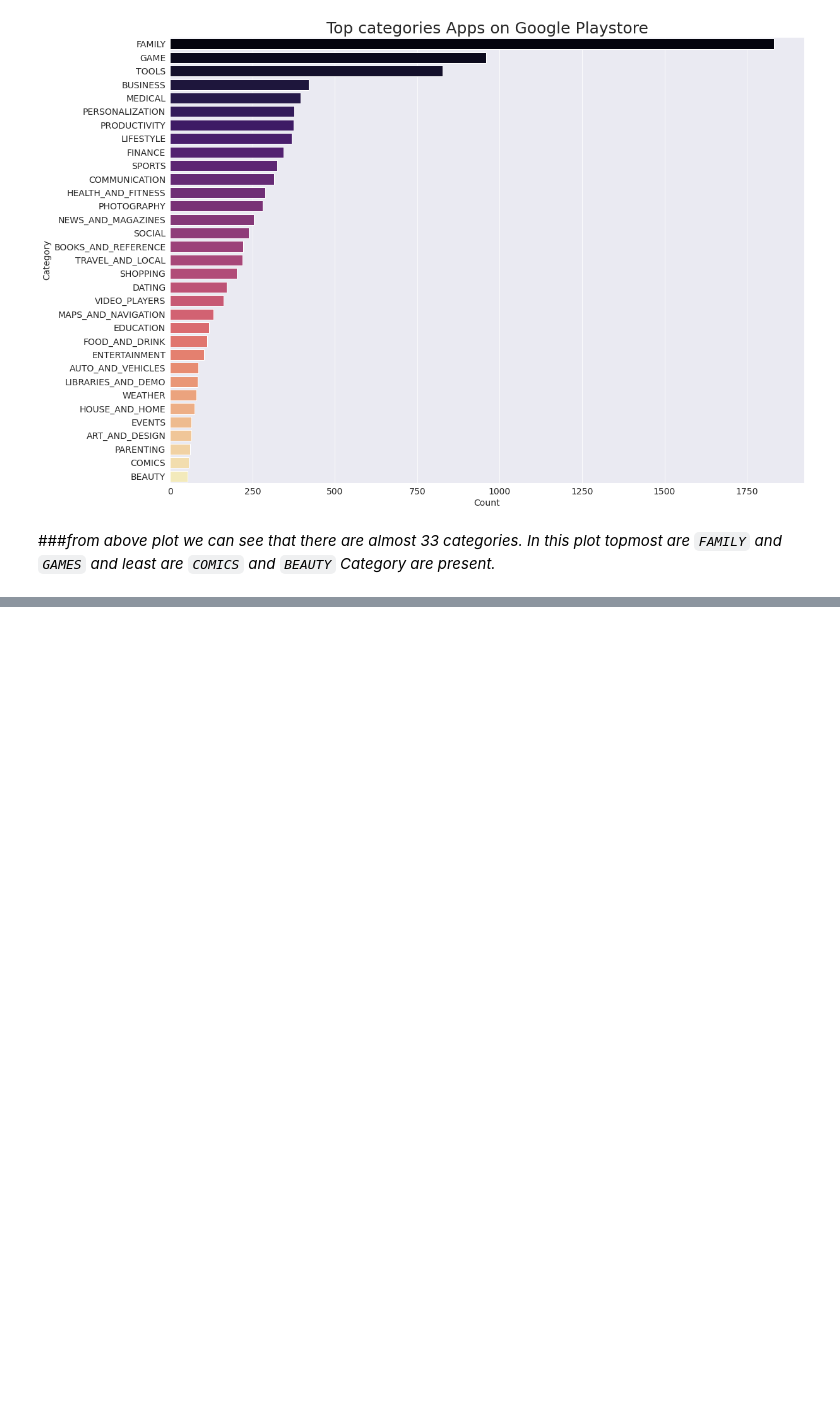
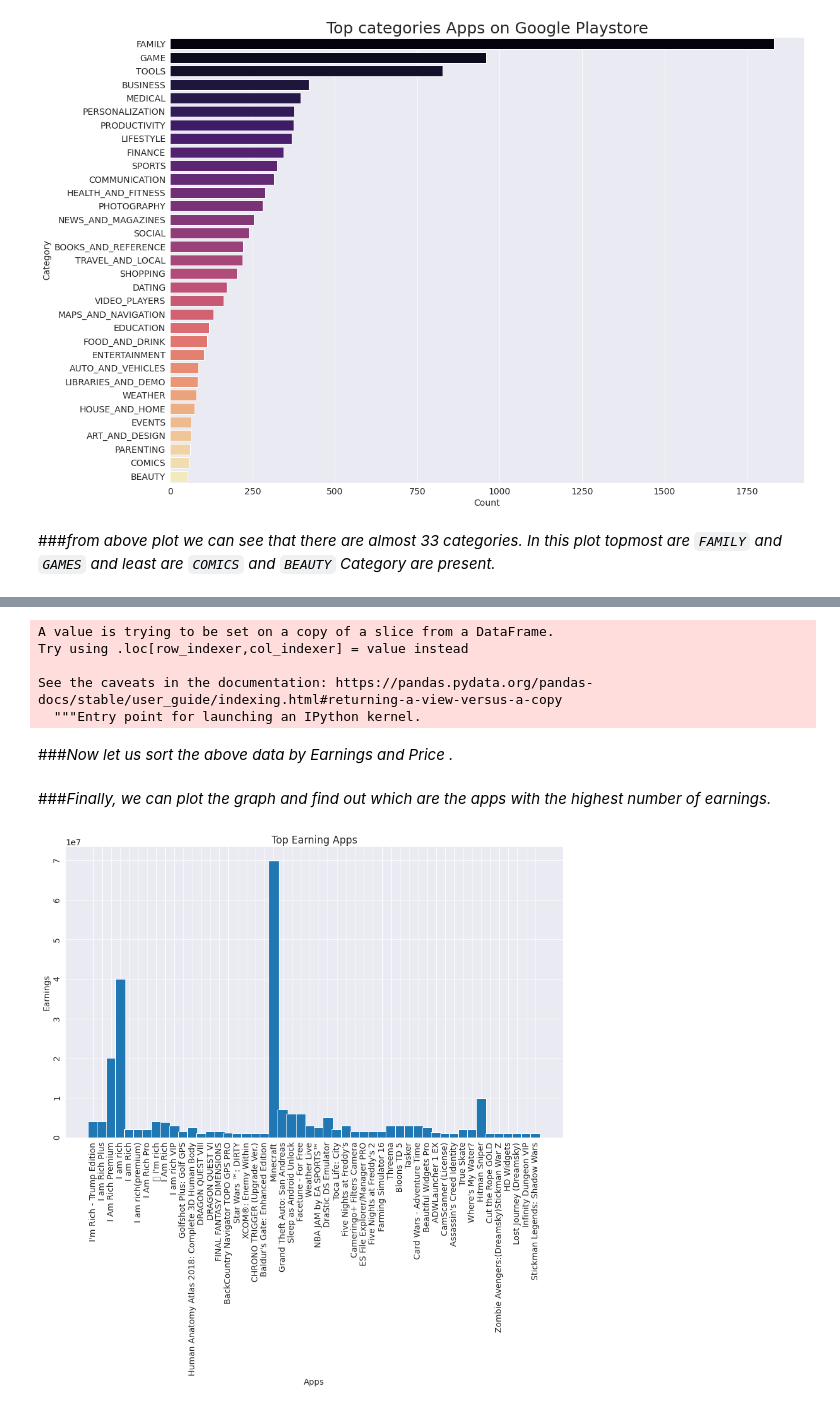
Before and after one commit to tushar2411/Almabetter-Data-Science, a Jupyter notebook: myPlay_Store_App_Review_Analysis_Capstone_Project.ipynb, the cells around one changed output, grey strips where cells are left out. Saved outputs shown, nothing was run; the diff lists cells and outputs as text; code cells hidden in the pictures; blank space fills up the shorter version.

```diff
--- a/myPlay_Store_App_Review_Analysis_Capstone_Project.ipynb
+++ b/myPlay_Store_App_Review_Analysis_Capstone_Project.ipynb
@@ -482,0 +561,2 @@ graph.set_title("Top categories Apps on Google Playstore", fontsize = 25);
+# %%
+high_income = playSdata[['App','Installs','Price']]
@@ -482,0 +565,26 @@ graph.set_title("Top categories Apps on Google Playstore", fontsize = 25);
+# %%
+high_income['Incomes'] =  high_income['Installs'] * high_income['Price'];
+# %% [output]
+A value is trying to be set on a copy of a slice from a DataFrame.
+Try using .loc[row_indexer,col_indexer] = value instead
+
+See the caveats in the documentation: https://pandas.pydata.org/pandas-docs/stable/user_guide/indexing.html#returning-a-view-versus-a-copy
+  """Entry point for launching an IPython kernel.
+# %% [markdown]
+###*Now let us sort the above data by Earnings and Price .*
+# %%
+earning_df_sorted_by_Earnings = high_income.sort_values(by='Incomes', ascending=False).head(50)
+# %%
+earning_df_sorted_by_Price = earning_df_sorted_by_Earnings.sort_values(by='Price', ascending=False)
+# %% [markdown]
+###*Finally, we can plot the graph and find out which are the apps with the highest number of earnings.*
+# %%
+# PLot a bar chart of earning at y and app names at x
+plt.figure(figsize=(15,9))
+plt.bar(earning_df_sorted_by_Price.App, earning_df_sorted_by_Price.Incomes, width=1.1, label=earning_df_sorted_by_Price.Incomes)
+plt.xlabel("Apps")
+plt.ylabel("Earnings")
+plt.tick_params(rotation=90)
+plt.title("Top Earning Apps");
+# %% [output]
+[figure, added]
```
Also changed, not shown: parts of 19 cells of this notebook.
